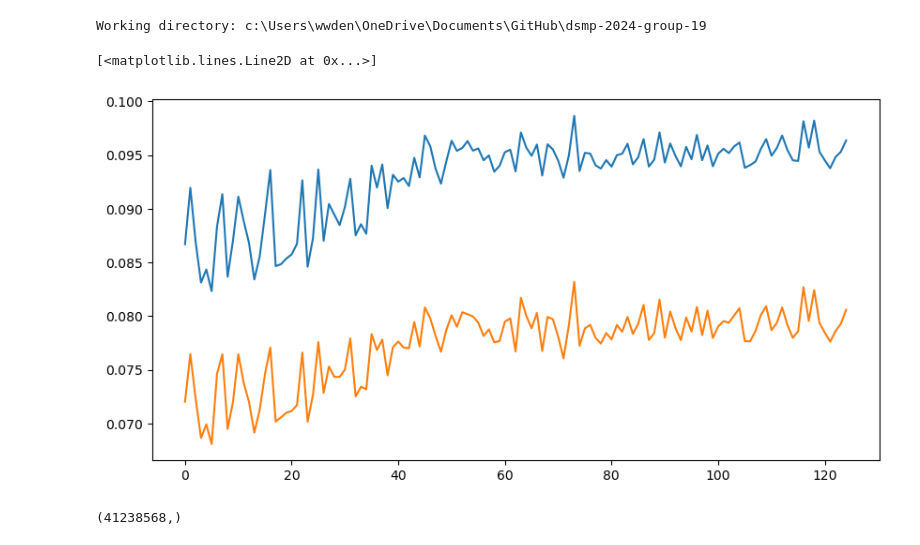
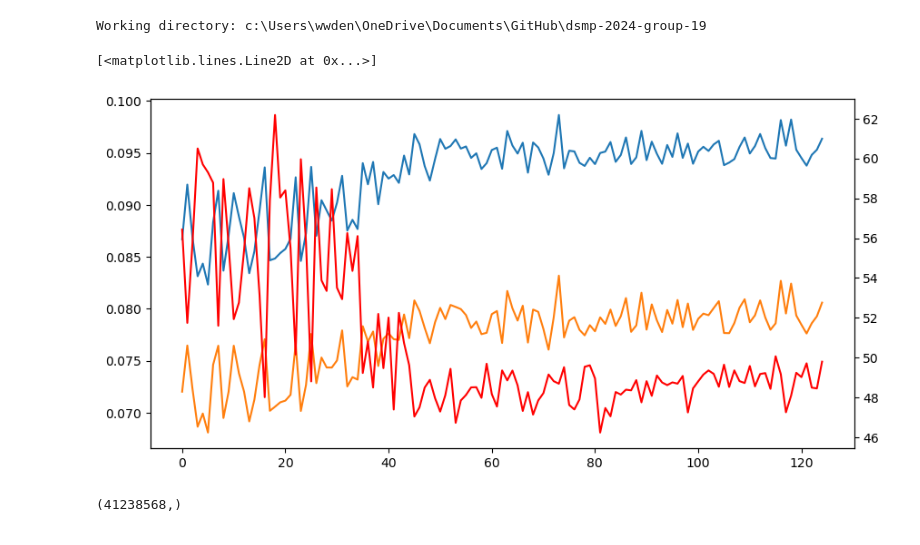
Before and after one commit to UoB-DSMP-2023-24/dsmp-2024-group-19, a Jupyter notebook: Stochastic/Simul1.ipynb, the cells around one changed output. Drawn from its saved outputs; the diff is of its cells as text; code cells hidden in the pictures.

```diff
--- a/Stochastic/Simul1.ipynb
+++ b/Stochastic/Simul1.ipynb
@@ -122,15 +122,17 @@ data = [readc_day(day) for day in dates]
 # %%
 import seaborn as sns
 import matplotlib.pyplot as plt
 
 lob_times = [np.diff(d[1]) for d in data]
 mean_times = [np.mean(d) for d in lob_times]
 std_times = [np.std(d) for d in lob_times]
 
 plt.figure(figsize=(10,5))
 plt.plot(mean_times)
 plt.plot(std_times)
+plt.twinx()
+plt.plot([np.mean(np.sum(np.abs(d[0]), axis = 1)) for d in data], 'r')
 # %% [output]
 [<matplotlib.lines.Line2D at 0x...>]
-[figure, old version]
+[figure, new version]
 # %%
```
Also changed, not shown: parts of 9 cells of this notebook.
